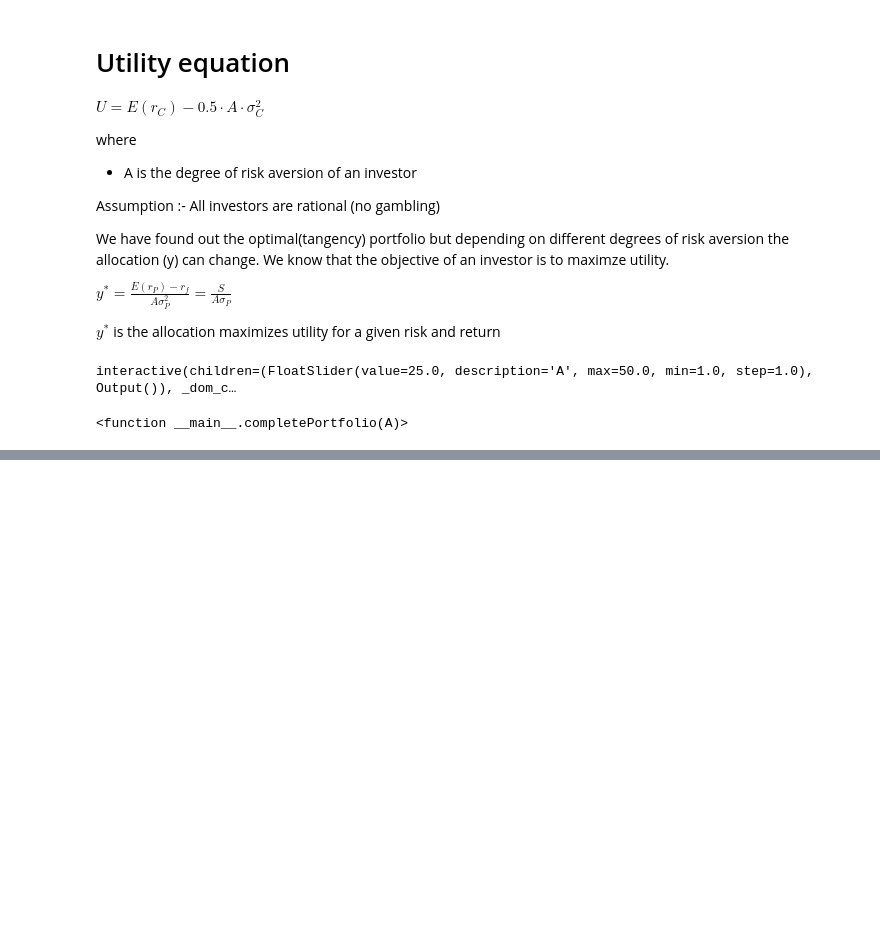
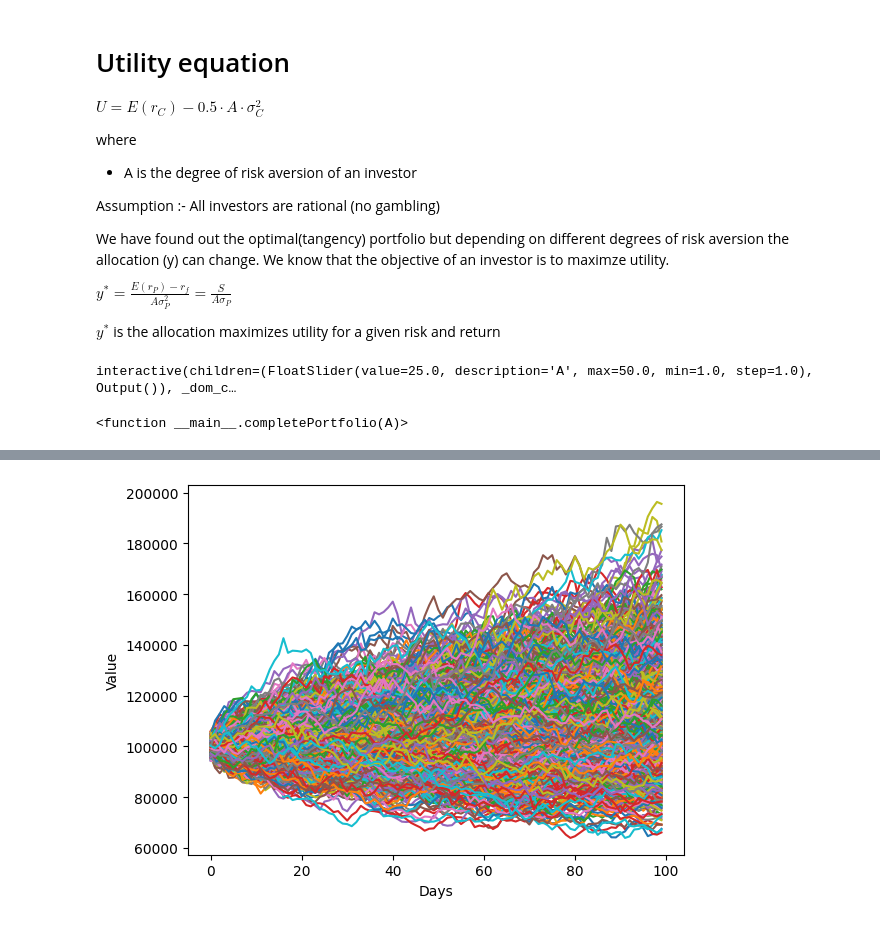
Before and after one commit to kratos-2022/Portfolio-Mangement, a Jupyter notebook: MPT.ipynb, the cells around one changed output, grey strips where cells are left out. Saved outputs shown, nothing was run; the diff lists cells and outputs as text; code cells hidden in the pictures; blank space fills up the shorter version.

Commit message:
Monte Carlo simulation

```diff
--- a/MPT.ipynb
+++ b/MPT.ipynb
@@ -366,0 +372,21 @@ interactive(children=(FloatSlider(value=25.0, description='A', max=50.0, min=1.0
+# %%
+mean_returns=dailyReturns.mean()
+cov_matrix=dailyReturns.cov()
+weights=maxSR_allocation
+simulations=1000
+time=100 # No. of days
+investment=100000
+mean_matrix=np.full(shape=(time,n),fill_value=mean_returns)
+portfolio_simulations=np.full(shape=(time,simulations),fill_value=0.0)
+for sim in range(simulations):
+    z=np.random.normal(size=(time,n))
+    l=np.linalg.cholesky(cov_matrix)
+    r=mean_matrix+np.inner(z,l)
+    portfolio_simulations[:,sim]=np.cumprod(np.inner(r,weights.T)+1)*investment
+
+plt.xlabel('Days')
+plt.ylabel('Value')
+plt.plot(portfolio_simulations)
+plt.show()
+# %% [output]
+[figure, added]
```
Also changed, not shown: parts of 2 cells of this notebook.
